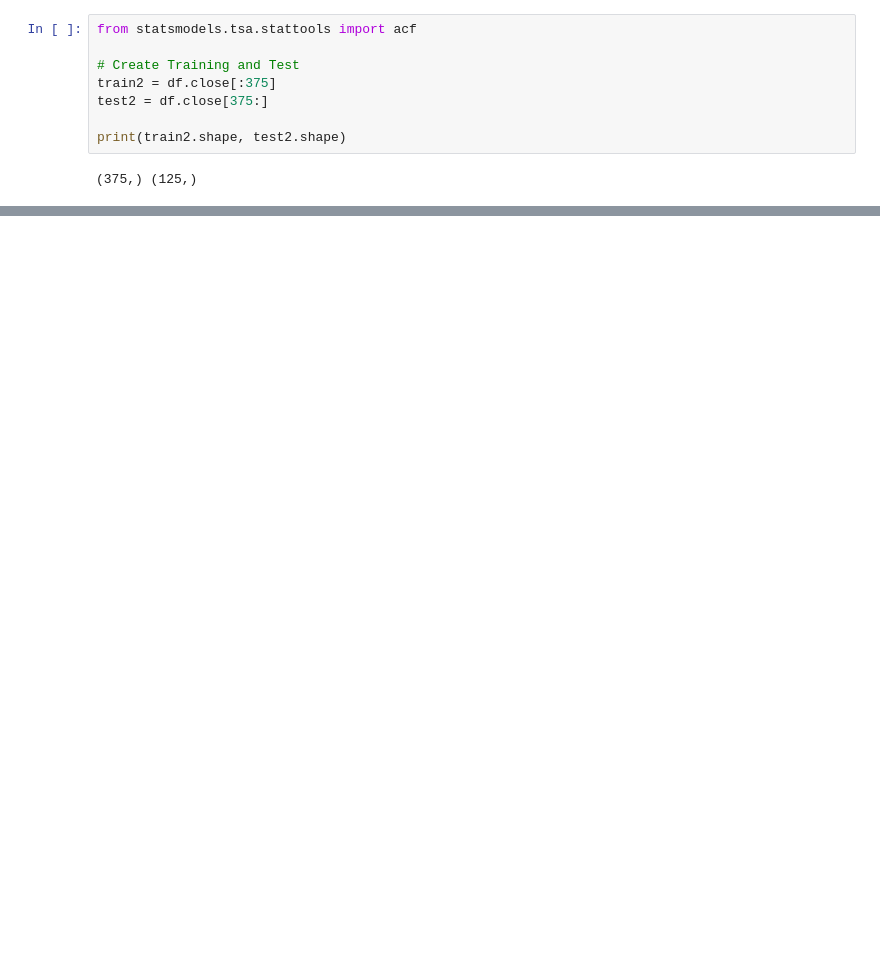
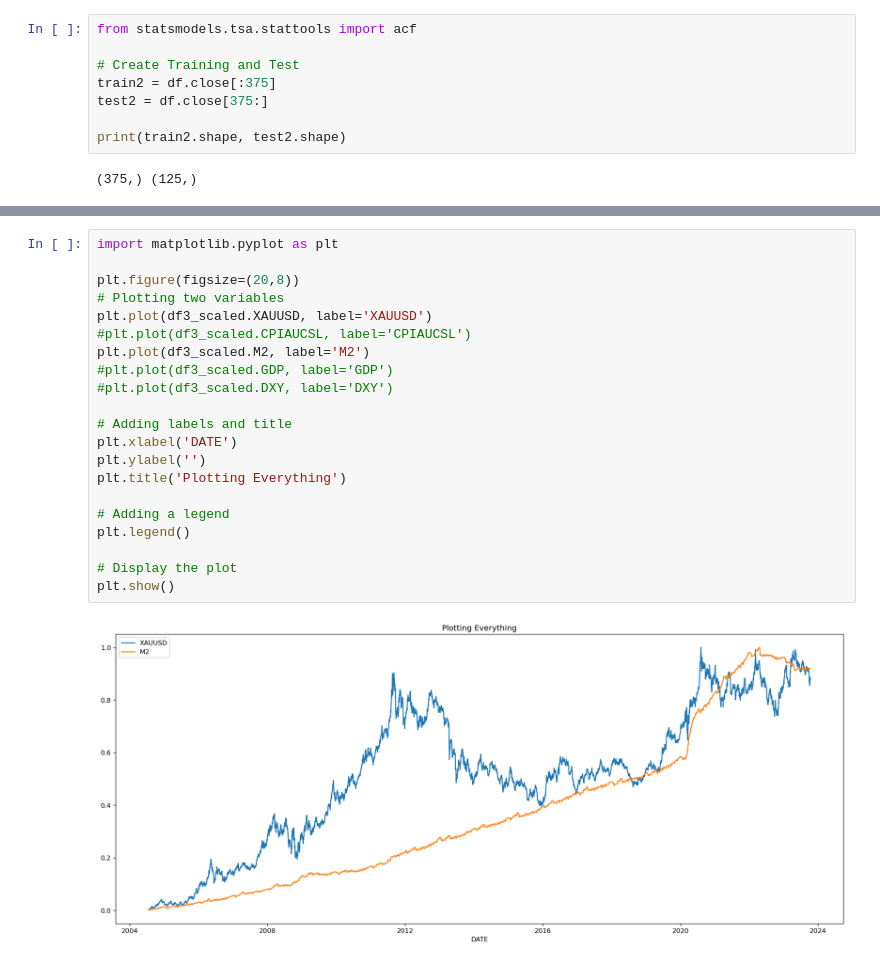
Before and after one commit to AlienX77-cmd/Computational-Finance, a Jupyter notebook: Computational_Finance_Homework_ARIMA_6310505688_Kittipak.ipynb, the cells around one changed output, grey strips where cells are left out. Drawn from its saved outputs; the diff is of its cells as text; blank space fills up the shorter version.

```diff
--- a/Computational_Finance_Homework_ARIMA_6310505688_Kittipak.ipynb
+++ b/Computational_Finance_Homework_ARIMA_6310505688_Kittipak.ipynb
@@ -606,0 +909,23 @@ sarimax_forecast(SARIMAX_model, periods=24)
+# %%
+import matplotlib.pyplot as plt
+
+plt.figure(figsize=(20,8))
+# Plotting two variables
+plt.plot(df3_scaled.XAUUSD, label='XAUUSD')
+#plt.plot(df3_scaled.CPIAUCSL, label='CPIAUCSL')
+plt.plot(df3_scaled.M2, label='M2')
+#plt.plot(df3_scaled.GDP, label='GDP')
+#plt.plot(df3_scaled.DXY, label='DXY')
+
+# Adding labels and title
+plt.xlabel('DATE')
+plt.ylabel('')
+plt.title('Plotting Everything')
+
+# Adding a legend
+plt.legend()
+
+# Display the plot
+plt.show()
+# %% [output]
+[figure, added]
```
Also changed, not shown: parts of 72 cells of this notebook.
